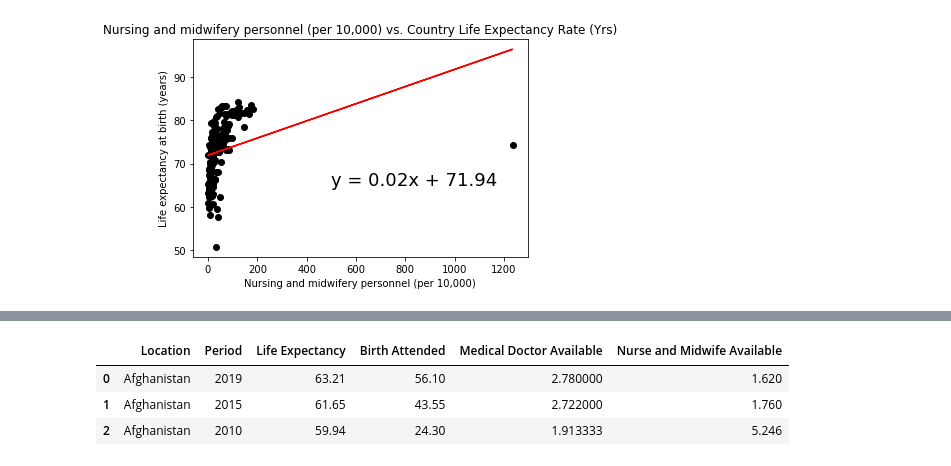
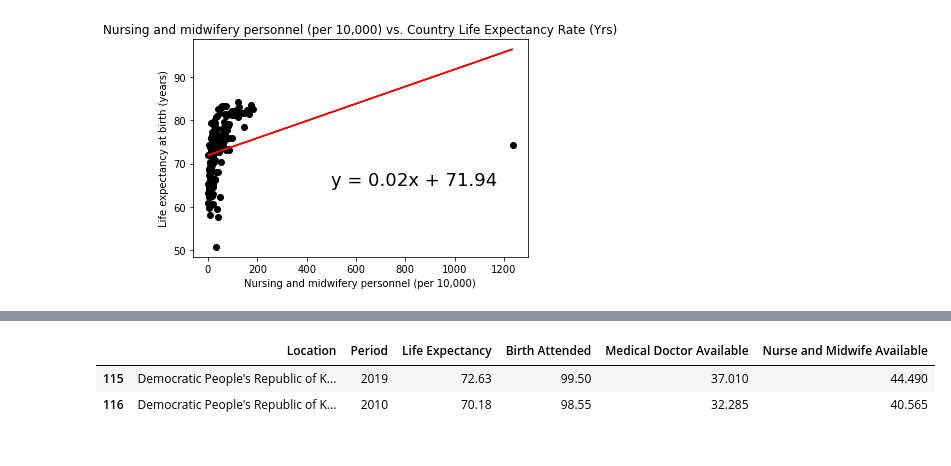
Before and after one commit to pkorat/World-Life-Expectancy-Analysis, a Jupyter notebook: main_project1_ash.ipynb, the cells around one changed output, grey strips where cells are left out. Saved outputs shown, nothing was run; the diff lists cells and outputs as text; code cells hidden in the pictures.

```diff
--- a/main_project1_ash.ipynb
+++ b/main_project1_ash.ipynb
@@ -223,21 +243,20 @@ The correlation coefficient between Nurses & Midwives available and life expecta
 # %%
 # Using the Data frames created to plot a line graphs for life expectency for multiple years on various Healthcare parameters
 temporary1_df = pd.merge(life_expectancy_both_sex, birth_skill_prof_clean, on = ['Location','Period'])
 temporary2_df = pd.merge(temporary1_df, medical_doctor_clean, on = ['Location','Period'])
 temporary3_df = pd.merge(temporary2_df, nurse_midwife_clean, on = ['Location','Period'])
 final_linechart_df = temporary3_df.drop(['Indicator_x','Dim1','Indicator_y'], axis = 1)
 
 # Perform data cleaning to identify 5 countries with data available for years 2000, 2010, 2015 and 2019
 #final_lc_clean_df = final_linechart_df.loc[(final_linechart_df['Location'] == 'Australia') | (final_linechart_df['Location'] == 'Botswana') | (final_linechart_df['Location'] == 'China') | (final_linechart_df['Location'] == 'Ireland') |
 #                                           (final_linechart_df['Location'] == 'Thailand') ]
-final_lc_clean_df = final_linechart_df.loc[(final_linechart_df['Location'] == 'Afghanistan')]
+final_lc_clean_df = final_linechart_df.loc[(final_linechart_df['Location'] == "Democratic People's Republic of Korea")]
 #final_lc_aus_df = final_linechart_df.loc[(final_linechart_df['Location'] == 'Australia')]
 final_lc_clean_df
 # %% [output]
 |  | Location | Period | Life Expectancy | Birth Attended | Medical Doctor Available | Nurse and Midwife Available |
-| 0 | Afghanistan | 2019 | 63.21 | 56.10 | 2.780000 | 1.620 |
-| 1 | Afghanistan | 2015 | 61.65 | 43.55 | 2.722000 | 1.760 |
-| 2 | Afghanistan | 2010 | 59.94 | 24.30 | 1.913333 | 5.246 |
+| 115 | Democratic People's Republic of K... | 2019 | 72.63 | 99.50 | 37.010 | 44.490 |
+| 116 | Democratic People's Republic of K... | 2010 | 70.18 | 98.55 | 32.285 | 40.565 |
 # %%
 x_axis = final_lc_clean_df['Period']
 y_axis_life_expectancy = final_lc_clean_df['Life Expectancy']
```
Also changed, not shown: parts of 2 cells of this notebook, 8 other files.
